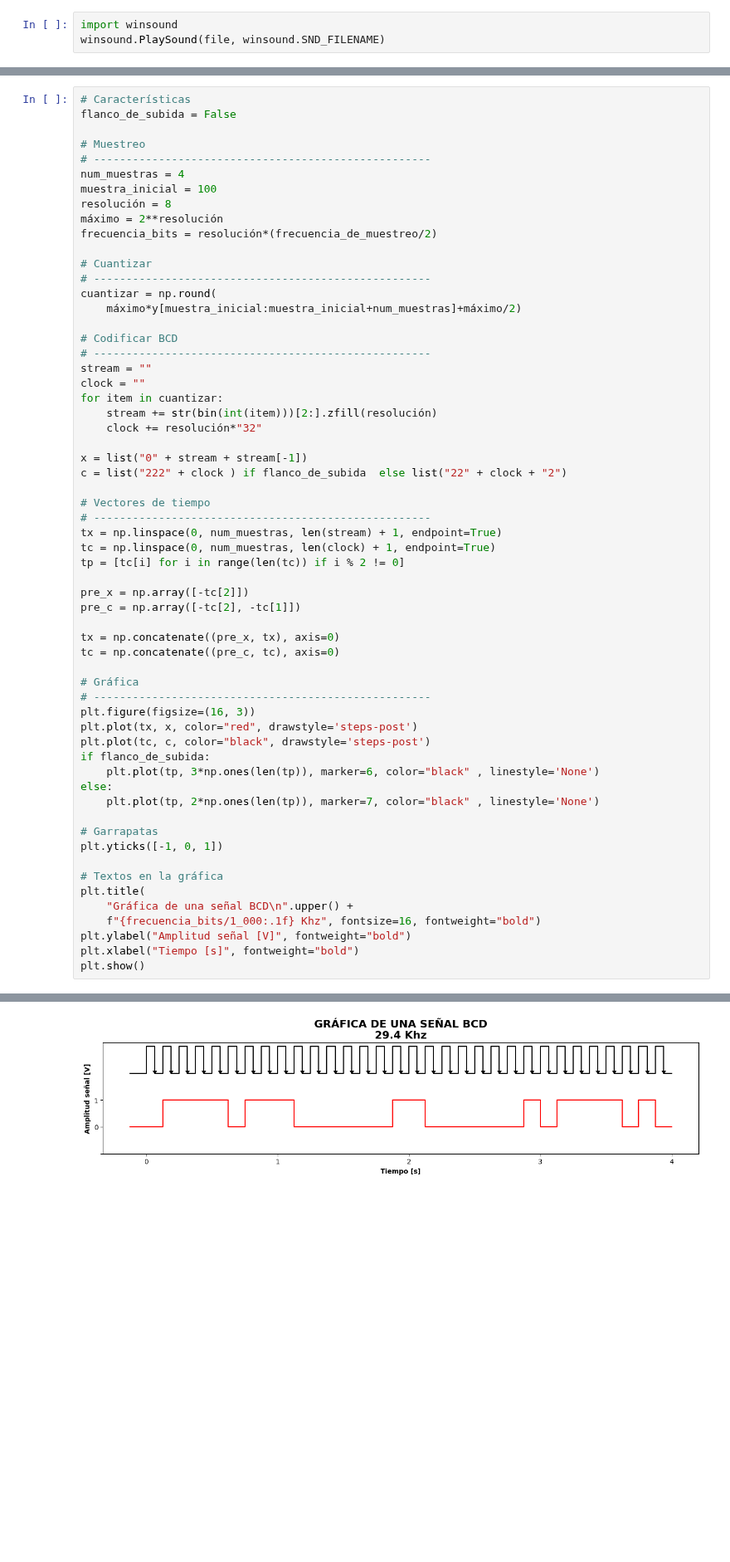
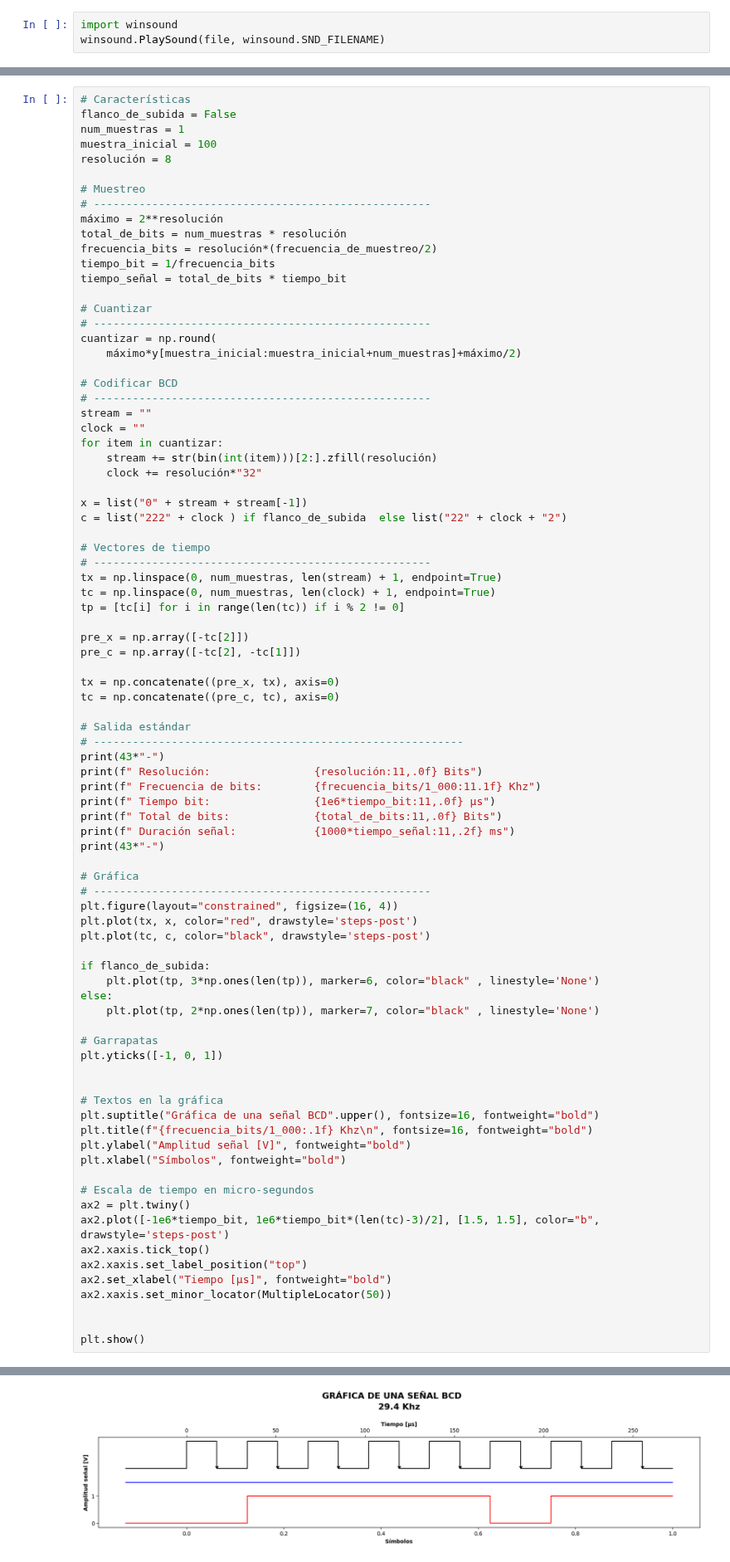
Before and after one commit to GiancarloBenavides/Telematics, a Jupyter notebook: 22-Encolamiento/22.1_señales.ipynb, the cells around one changed output, grey strips where cells are left out. Shown at 83% size. Saved outputs shown, nothing was run; the diff lists cells and outputs as text; blank space fills up the shorter version.

```diff
--- a/22-Encolamiento/22.1_señales.ipynb
+++ b/22-Encolamiento/22.1_señales.ipynb
@@ -430,14 +429,17 @@ En una digitalización de la señal intervienen los siguientes procesos:
 # %%
 # Características
 flanco_de_subida = False
+num_muestras = 1
+muestra_inicial = 100
+resolución = 8
 
 # Muestreo
 # ----------------------------------------------------
-num_muestras = 4
-muestra_inicial = 100
-resolución = 8
 máximo = 2**resolución
+total_de_bits = num_muestras * resolución
 frecuencia_bits = resolución*(frecuencia_de_muestreo/2)
+tiempo_bit = 1/frecuencia_bits
+tiempo_señal = total_de_bits * tiempo_bit
 
 # Cuantizar
 # ----------------------------------------------------
@@ -467,11 +469,22 @@ pre_c = np.array([-tc[2], -tc[1]])
 tx = np.concatenate((pre_x, tx), axis=0)
 tc = np.concatenate((pre_c, tc), axis=0)
 
+# Salida estándar
+# ---------------------------------------------------------
+print(43*"-")
+print(f" Resolución:                {resolución:11,.0f} Bits")
+print(f" Frecuencia de bits:        {frecuencia_bits/1_000:11.1f} Khz")
+print(f" Tiempo bit:                {1e6*tiempo_bit:11,.0f} µs")
+print(f" Total de bits:             {total_de_bits:11,.0f} Bits")
+print(f" Duración señal:            {1000*tiempo_señal:11,.2f} ms")
+print(43*"-")
+
 # Gráfica
 # ----------------------------------------------------
-plt.figure(figsize=(16, 3))
+plt.figure(layout="constrained", figsize=(16, 4))
 plt.plot(tx, x, color="red", drawstyle='steps-post')
 plt.plot(tc, c, color="black", drawstyle='steps-post')
+
 if flanco_de_subida:
     plt.plot(tp, 3*np.ones(len(tp)), marker=6, color="black" , linestyle='None')
 else:
@@ -480,11 +493,21 @@ else:
 # Garrapatas
 plt.yticks([-1, 0, 1])
 
+
 # Textos en la gráfica
-plt.title(
-    "Gráfica de una señal BCD\n".upper() +
-    f"{frecuencia_bits/1_000:.1f} Khz", fontsize=16, fontweight="bold")
+plt.suptitle("Gráfica de una señal BCD".upper(), fontsize=16, fontweight="bold")
+plt.title(f"{frecuencia_bits/1_000:.1f} Khz\n", fontsize=16, fontweight="bold")
 plt.ylabel("Amplitud señal [V]", fontweight="bold")
-plt.xlabel("Tiempo [s]", fontweight="bold")
+plt.xlabel("Símbolos", fontweight="bold")
+
+# Escala de tiempo en micro-segundos
+ax2 = plt.twiny()
+ax2.plot([-1e6*tiempo_bit, 1e6*tiempo_bit*(len(tc)-3)/2], [1.5, 1.5], color="b", drawstyle='steps-post')
+ax2.xaxis.tick_top()
+ax2.xaxis.set_label_position("top")
+ax2.set_xlabel("Tiempo [µs]", fontweight="bold")
+ax2.xaxis.set_minor_locator(MultipleLocator(50))
+
+
 plt.show()
 # %% [output]
@@ -491,4 +521,4 @@ plt.show()
-[figure, old version]
+[figure, new version]
 # %%
 plt.figure(figsize=(16, 3))
 plt.plot(t, y)
```
Also changed, not shown: parts of 2 cells of this notebook, 1 other file.
